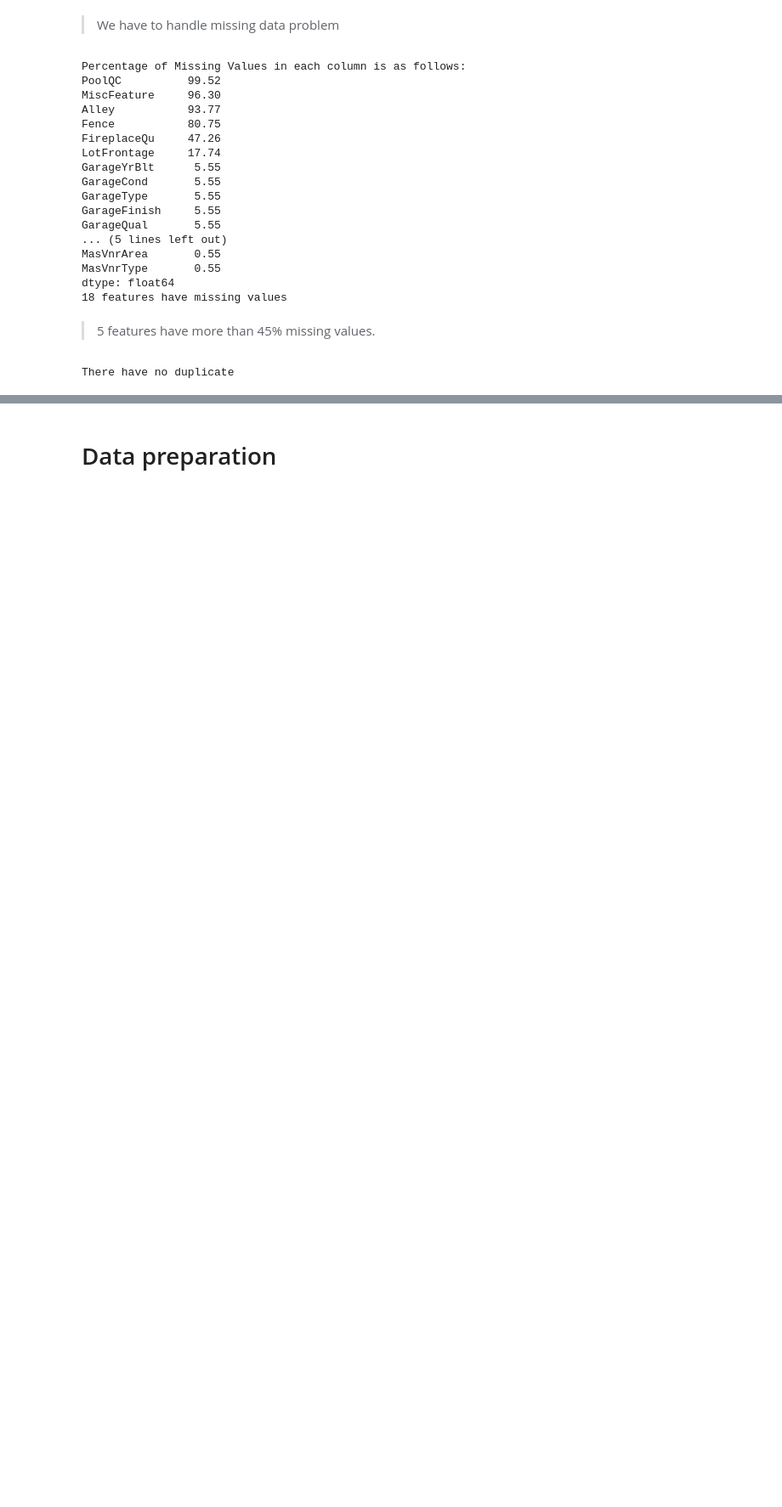
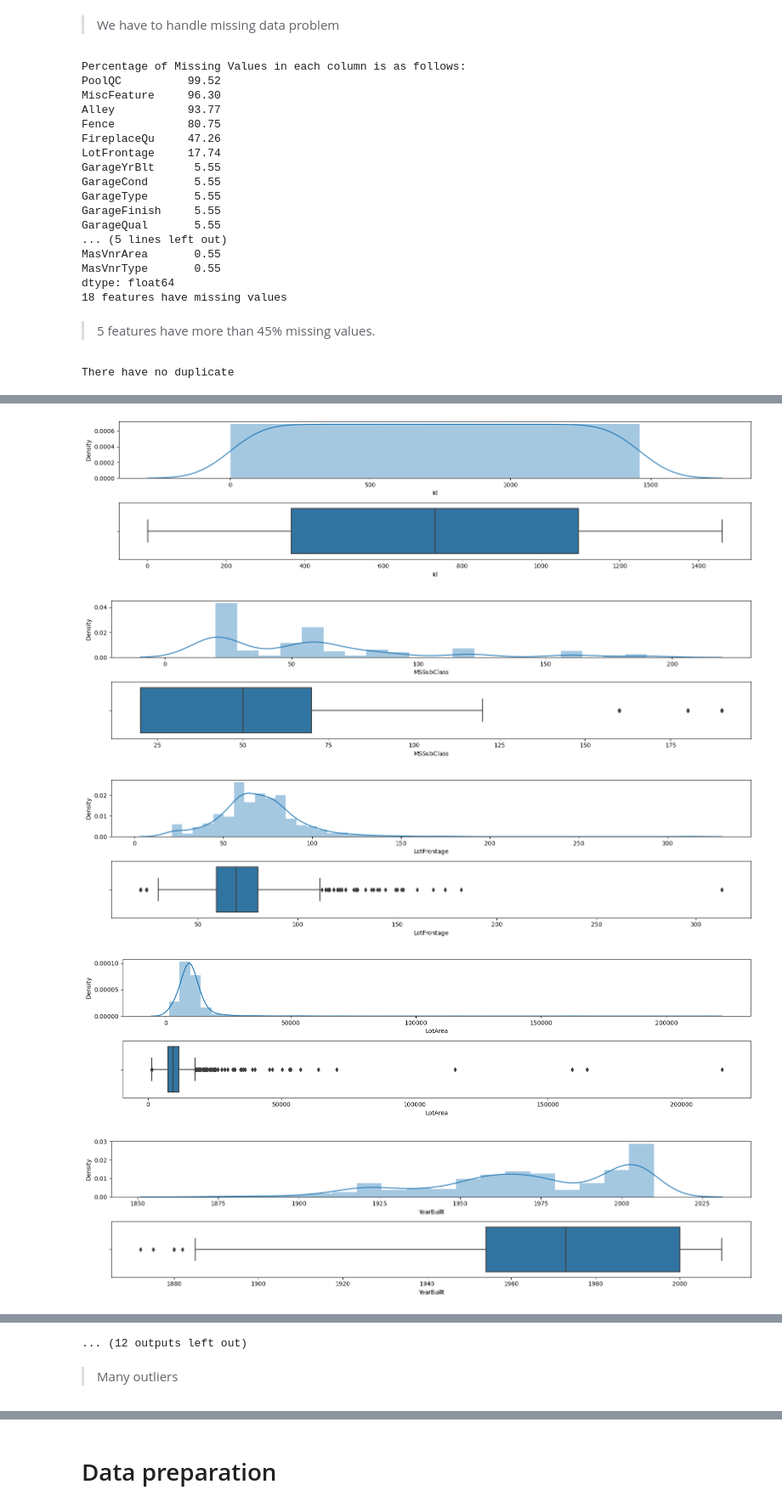
Before and after one commit to cuonghv0298/Advanced-Regression, a Jupyter notebook: house_predict.ipynb, the cells around one changed output, grey strips where cells are left out. Shown at 85% size. Saved outputs shown, nothing was run; the diff lists cells and outputs as text; code cells hidden in the pictures; blank space fills up the shorter version.

```diff
--- a/house_predict.ipynb
+++ b/house_predict.ipynb
@@ -254,0 +216,29 @@ array([[<Axes: title={'center': 'Id'}>,
+# %%
+def univariate_analysis1(df, column):
+    _, p = plt.subplots(2,1, figsize=(16, 4))
+    sns.distplot(df.loc[df[column].notnull(), column], kde=True, hist=True, ax=p[0])
+    sns.boxplot(x=column, data=df, ax=p[1])
+    p[0].set_xlabel(f'{column}')
+    p[1].set_xlabel(f'{column}')
+    plt.tight_layout()
+    plt.show()
+def drop_outliner(df, col):
+    old_rows = len(df)
+    q25 = df[col].quantile(0.25)
+    q75 = df[col].quantile(0.75)
+    iqr = q75 - q25
+    upper = q75 + 1.5 * iqr
+    new_df = df[df[col] < upper]
+    new_rows = len(new_df)
+    print('Percentage of dropped row: ', round((old_rows - new_rows)/old_rows*100,2), "%")
+    return new_df
+# %%
+# plot dist and box
+for c in num_cols:
+    univariate_analysis1(df, c)
+# %% [output]
+[figure, added]
+[figure, added]
+[figure, added]
+[figure, added]
+[figure, added]
@@ -254,0 +252,3 @@ array([[<Axes: title={'center': 'Id'}>,
+... (12 outputs left out)
+# %% [markdown]
+> Many outliers
```
Also changed, not shown: parts of 69 cells of this notebook.
